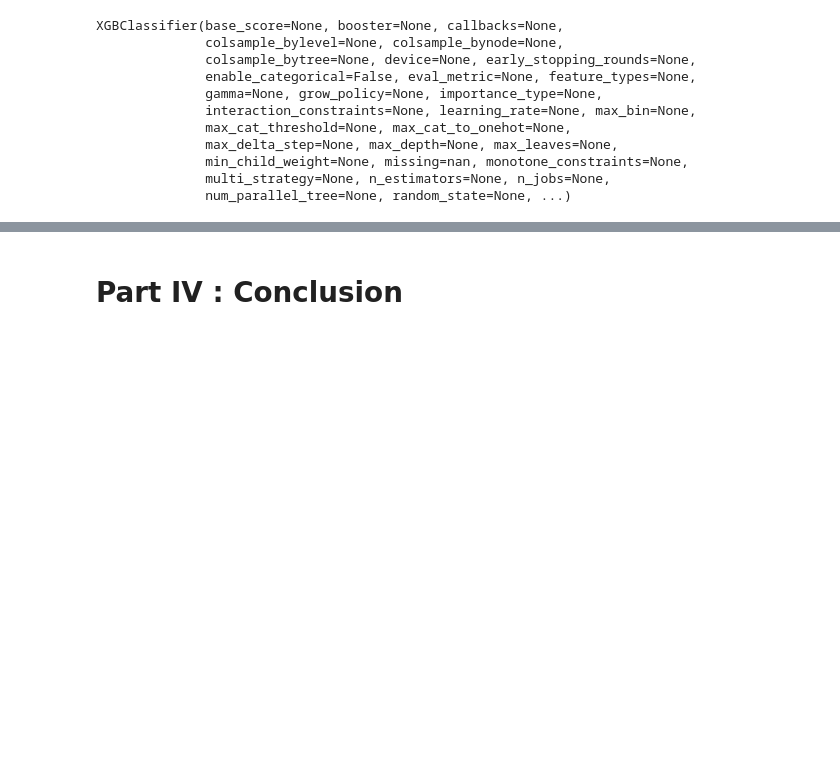
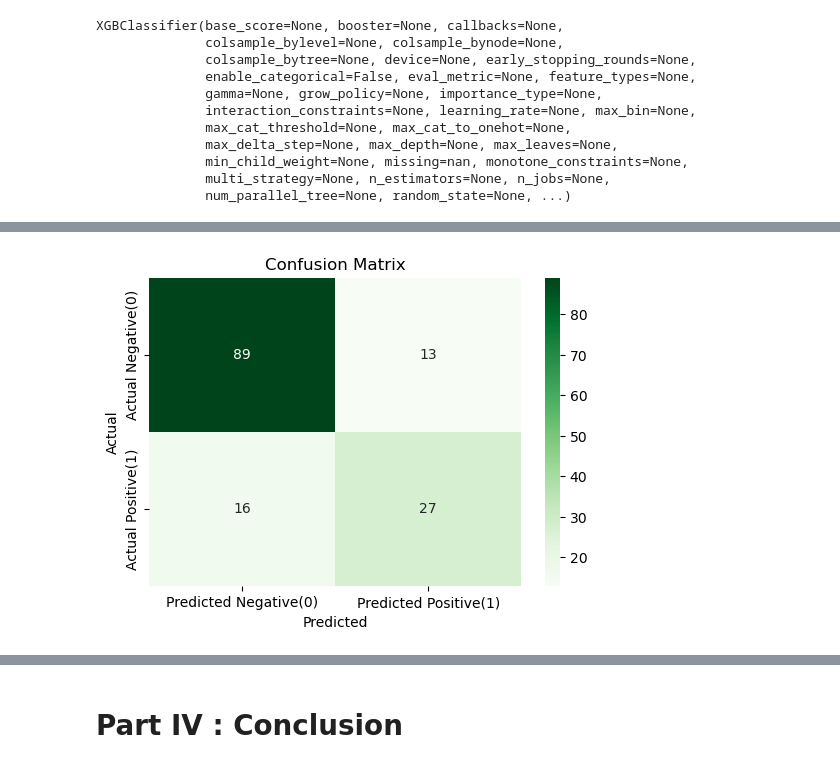
Before and after one commit to pchaudhary12/Supervised-Learning-Diabetes, a Jupyter notebook: Supervised Learning - Project.ipynb, the cells around one changed output, grey strips where cells are left out. Saved outputs shown, nothing was run; the diff lists cells and outputs as text; code cells hidden in the pictures; blank space fills up the shorter version.

```diff
--- a/Supervised Learning - Project.ipynb
+++ b/Supervised Learning - Project.ipynb
@@ -409,9 +486,9 @@ X.shape, y.shape
 # %%
-# feature sclaing using standard scalar
+# feature scaling using standard scalar
 from sklearn.preprocessing import StandardScaler
 
 # create a standardscalar object
 scaler = StandardScaler()
 
 #transfrom the features for model building
-X_scaled = scaler.fit_transform(X)
+X1_train_scaled = scaler.fit_transform(X1_train)
@@ -423 +495,4 @@ X_train, X_test, y_train, y_test = train_test_split(X_scaled, y, test_size = 0.2
+# %%
+# scaling test data
+X1_test_scaled = scaler.transform(X1_test)
 # %%
@@ -483,0 +565,8 @@ Confusion Matrix:
+# %%
+from sklearn.linear_model import LogisticRegression
+
+# create and train the logistic model
+model_significant = LogisticRegression()
+
+#train the model on training data
+model_significant.fit(X1_train_scaled, y1_train)
@@ -483,0 +575,11 @@ Confusion Matrix:
+# %%
+# model evaluation
+from sklearn.metrics import accuracy_score, classification_report, confusion_matrix
+
+# make the prediction on test set
+y1_pred = model_significant.predict(X1_test_scaled)
+
+#Evaluate the model
+accuracy_imp = accuracy_score(y1_test, y1_pred)
+report_imp = classification_report(y1_test, y1_pred)
+confusion_imp = confusion_matrix(y1_test, y1_pred)
@@ -532,0 +811,13 @@ Confusion Matrix:
+# %%
+# Create a heatmap of the confusion matrix for visualization
+
+plt.figure(figsize=(6, 4))
+sns.heatmap(confusion_imp, annot=True, fmt='d', cmap='Greens',
+            xticklabels=['Predicted Negative(0)', 'Predicted Positive(1)'],
+            yticklabels=['Actual Negative(0)', 'Actual Positive(1)'])
+plt.xlabel('Predicted')
+plt.ylabel('Actual')
+plt.title('Confusion Matrix')
+plt.show()
+# %% [output]
+[figure, added]
```
Also changed, not shown: parts of 60 cells of this notebook.
